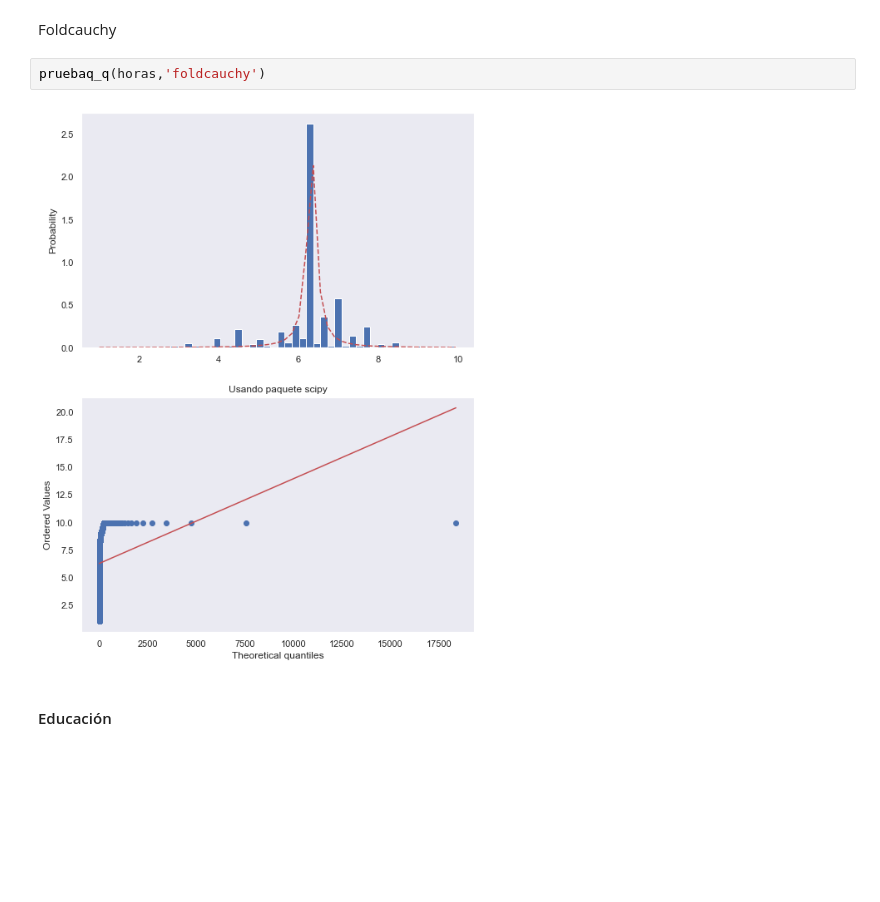
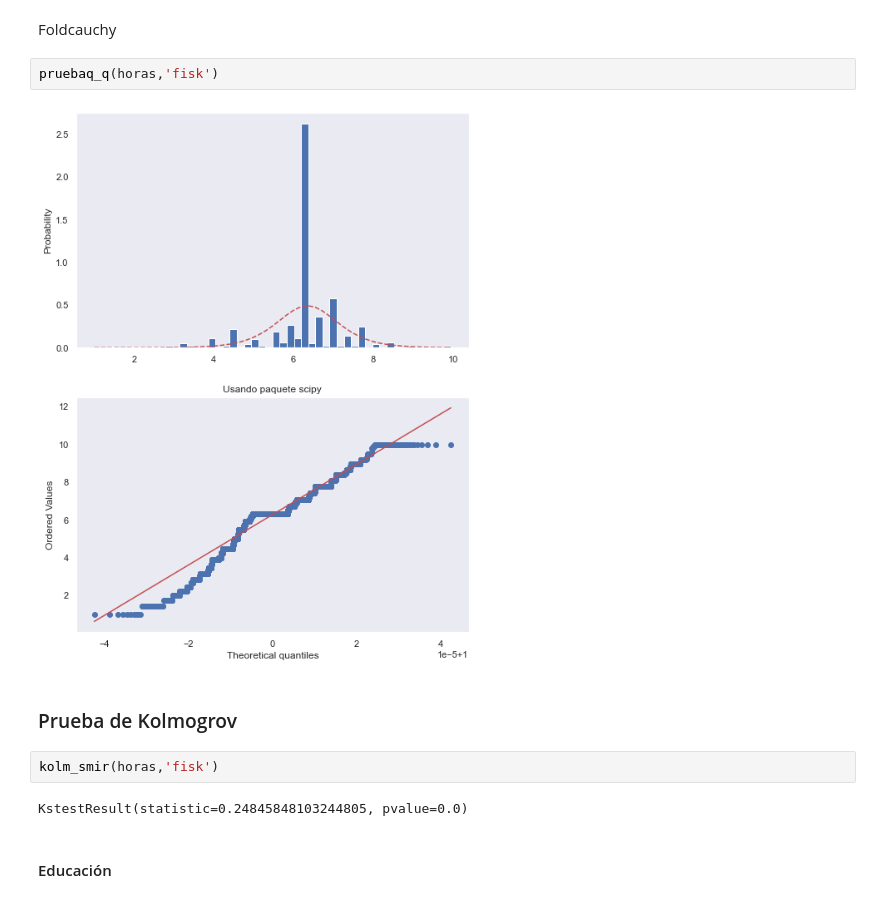
Before and after one commit to Tania-Bell/Proyecto_Modulo1, a Jupyter notebook: Proyecto_BellT_FloresA adult census.ipynb, the cells around one changed output. Saved outputs shown, nothing was run; the diff lists cells and outputs as text; blank space fills up the shorter version.

Commit message:
kolmo

```diff
--- a/Proyecto_BellT_FloresA adult census.ipynb
+++ b/Proyecto_BellT_FloresA adult census.ipynb
@@ -349,9 +363,15 @@ distribuciones(horas)
 # %% [markdown]
 Foldcauchy
 # %%
-pruebaq_q(horas,'foldcauchy')
+pruebaq_q(horas,'fisk')
 # %% [output]
-[figure, old version]
+[figure, new version]
+# %% [markdown]
+### Prueba de Kolmogrov
+# %%
+kolm_smir(horas,'fisk')
+# %% [output]
+KstestResult(statistic=0.24845848103244805, pvalue=0.0)
 # %% [markdown]
 #### Educación
 # %%
```
Also changed, not shown: parts of 9 cells of this notebook.
